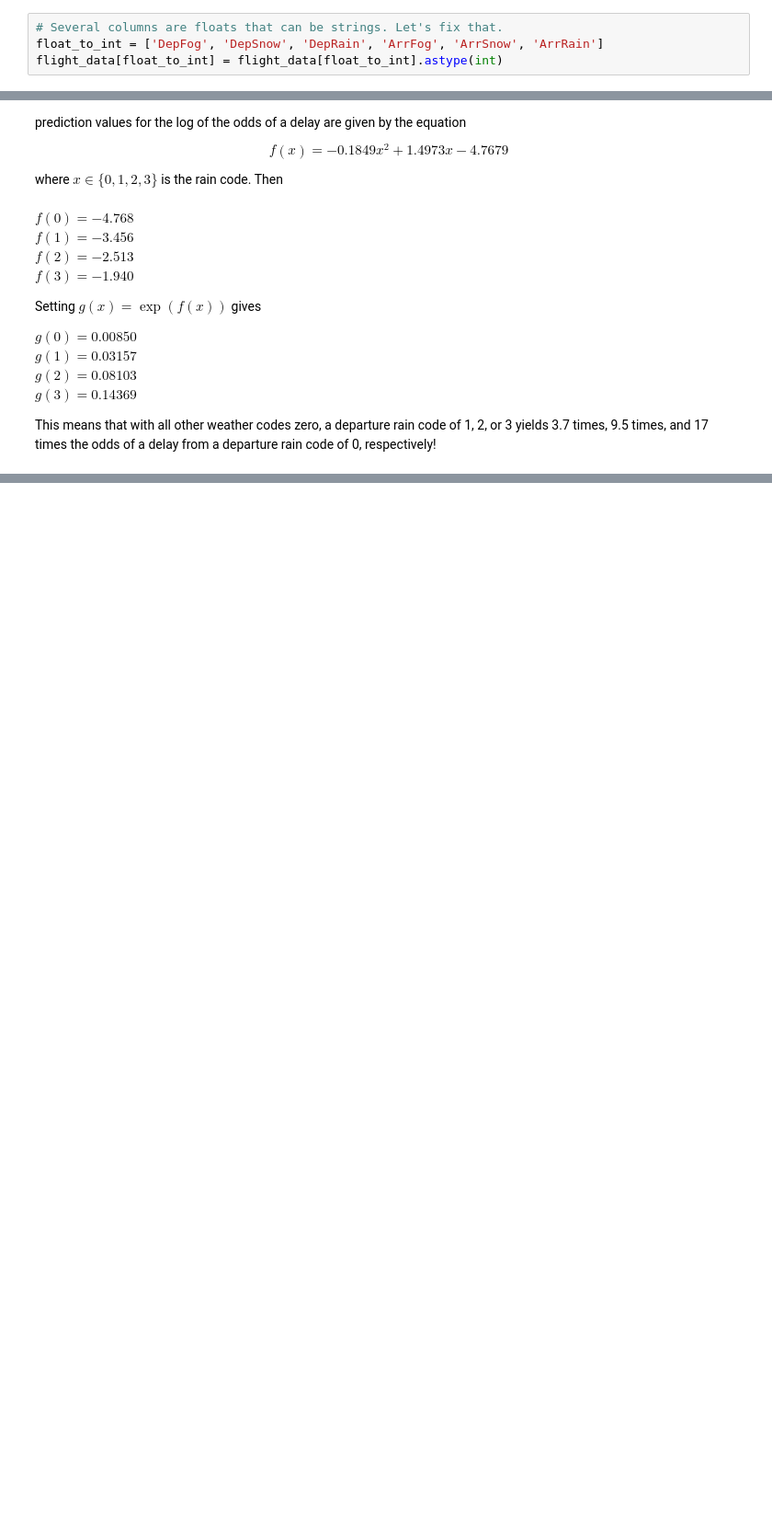
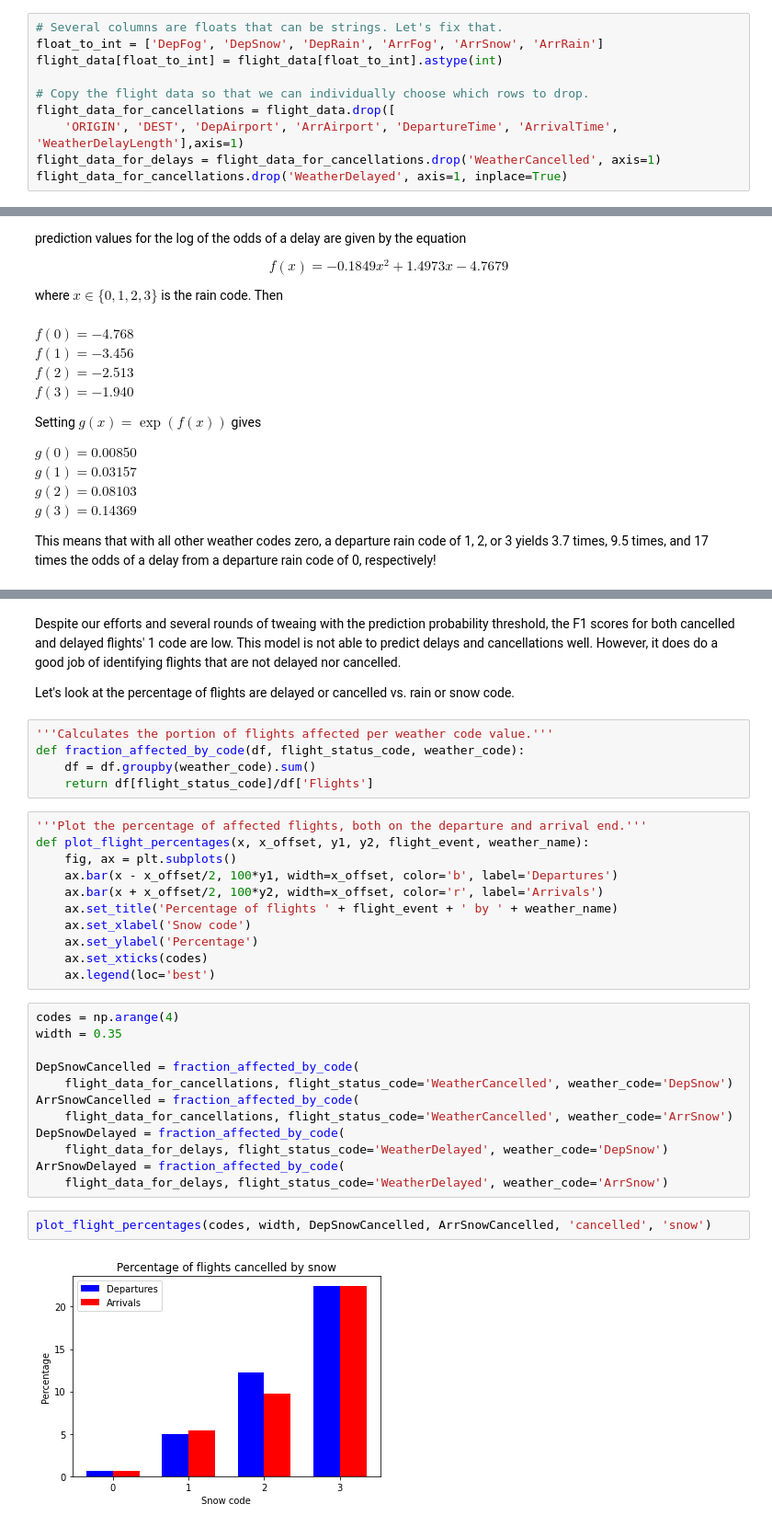
Before and after one commit to BarrettNB/Springboard, a Jupyter notebook: Capstone_2--Airport_weather/Steps_2-3_DataWrangling_EDA_3_Analysis.ipynb, the cells around one changed output, grey strips where cells are left out. Shown: that part at 92% size. Saved outputs shown, nothing was run; the diff lists cells and outputs as text; blank space fills up the shorter version.

```diff
--- a/Capstone_2--Airport_weather/Steps_2-3_DataWrangling_EDA_3_Analysis.ipynb
+++ b/Capstone_2--Airport_weather/Steps_2-3_DataWrangling_EDA_3_Analysis.ipynb
@@ -376,6 +452,12 @@ dtype: object
 # Several columns are floats that can be strings. Let's fix that.
 float_to_int = ['DepFog', 'DepSnow', 'DepRain', 'ArrFog', 'ArrSnow', 'ArrRain']
 flight_data[float_to_int] = flight_data[float_to_int].astype(int)
+
+# Copy the flight data so that we can individually choose which rows to drop.
+flight_data_for_cancellations = flight_data.drop([
+    'ORIGIN', 'DEST', 'DepAirport', 'ArrAirport', 'DepartureTime', 'ArrivalTime', 'WeatherDelayLength'],axis=1)
+flight_data_for_delays = flight_data_for_cancellations.drop('WeatherCancelled', axis=1)
+flight_data_for_cancellations.drop('WeatherDelayed', axis=1, inplace=True)
 # %% [markdown]
 Do a linear regression on the data. Technically we require a normality assumption, but
 a t-distribution approaches a normal distribution as the sample size becomes large, and we
@@ -724,0 +768,36 @@ the arrival snow codes of 2 and 3 as the same when analyzing cancellations.
+# %% [markdown]
+Despite our efforts and several rounds of tweaing with the prediction probability threshold, the F1 scores for both cancelled and delayed flights' 1 code are low. This model is not able to predict delays and cancellations well. However, it does do a good job of identifying flights that are not delayed nor cancelled.
+
+Let's look at the percentage of flights are delayed or cancelled vs. rain or snow code.
+# %%
+'''Calculates the portion of flights affected per weather code value.'''
+def fraction_affected_by_code(df, flight_status_code, weather_code):
+    df = df.groupby(weather_code).sum()
+    return df[flight_status_code]/df['Flights']
+# %%
+'''Plot the percentage of affected flights, both on the departure and arrival end.'''
+def plot_flight_percentages(x, x_offset, y1, y2, flight_event, weather_name):
+    fig, ax = plt.subplots()
+    ax.bar(x - x_offset/2, 100*y1, width=x_offset, color='b', label='Departures')
+    ax.bar(x + x_offset/2, 100*y2, width=x_offset, color='r', label='Arrivals')
+    ax.set_title('Percentage of flights ' + flight_event + ' by ' + weather_name)
+    ax.set_xlabel('Snow code')
+    ax.set_ylabel('Percentage')
+    ax.set_xticks(codes)
+    ax.legend(loc='best')
+# %%
+codes = np.arange(4)
+width = 0.35
+
+DepSnowCancelled = fraction_affected_by_code(
+    flight_data_for_cancellations, flight_status_code='WeatherCancelled', weather_code='DepSnow')
+ArrSnowCancelled = fraction_affected_by_code(
+    flight_data_for_cancellations, flight_status_code='WeatherCancelled', weather_code='ArrSnow')
+DepSnowDelayed = fraction_affected_by_code(
+    flight_data_for_delays, flight_status_code='WeatherDelayed', weather_code='DepSnow')
+ArrSnowDelayed = fraction_affected_by_code(
+    flight_data_for_delays, flight_status_code='WeatherDelayed', weather_code='ArrSnow')
+# %%
+plot_flight_percentages(codes, width, DepSnowCancelled, ArrSnowCancelled, 'cancelled', 'snow')
+# %% [output]
+[figure, added]
```
Also changed, not shown: parts of 38 cells of this notebook.
